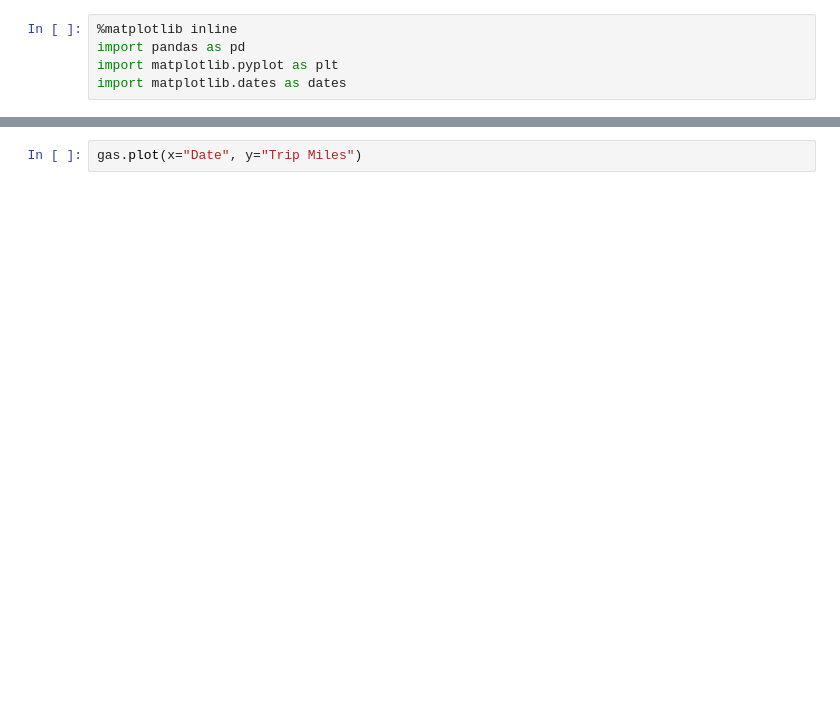
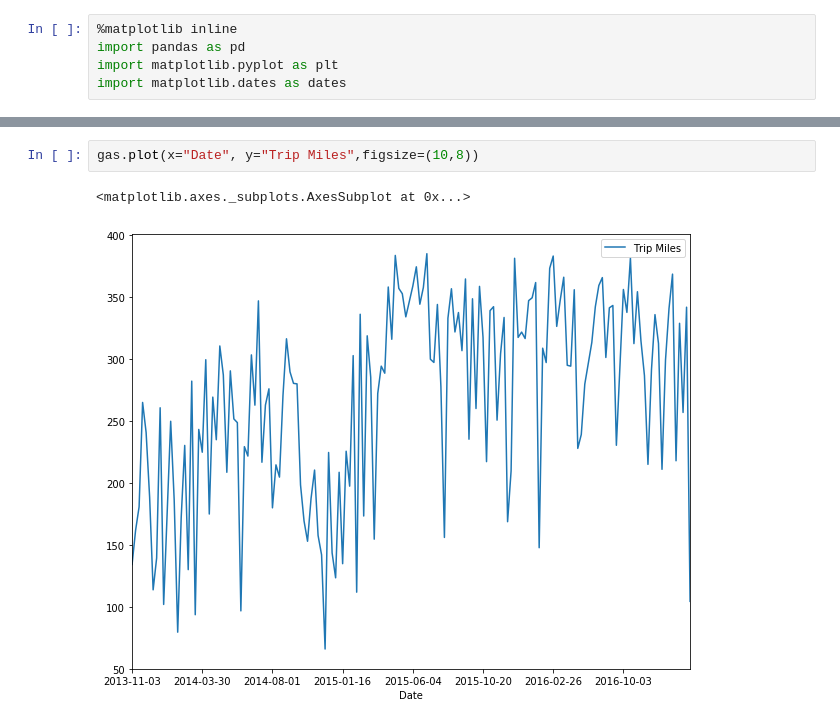
Before and after one commit to DeltaP/mileage, a Jupyter notebook: explore.ipynb, the cells around one changed output, grey strips where cells are left out. Cells and saved outputs as stored; diff of their text form; blank space fills up the shorter version.

```diff
--- a/explore.ipynb
+++ b/explore.ipynb
@@ -25,3 +54,6 @@ gas.plot(x="Date", y="Total Miles")
 # %%
-gas.plot(x="Date", y="Trip Miles")
+gas.plot(x="Date", y="Trip Miles",figsize=(10,8))
+# %% [output]
+<matplotlib.axes._subplots.AxesSubplot at 0x...>
+[figure, added]
 # %%
```
Also changed, not shown: parts of 12 cells of this notebook, 7 other files.
